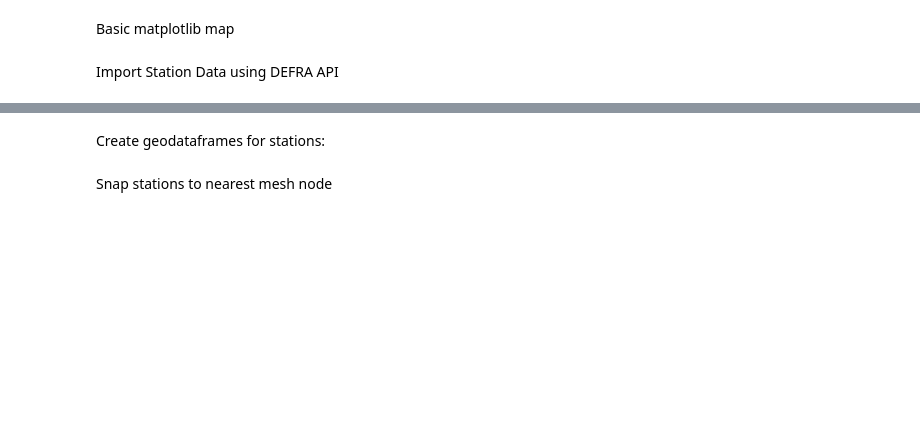
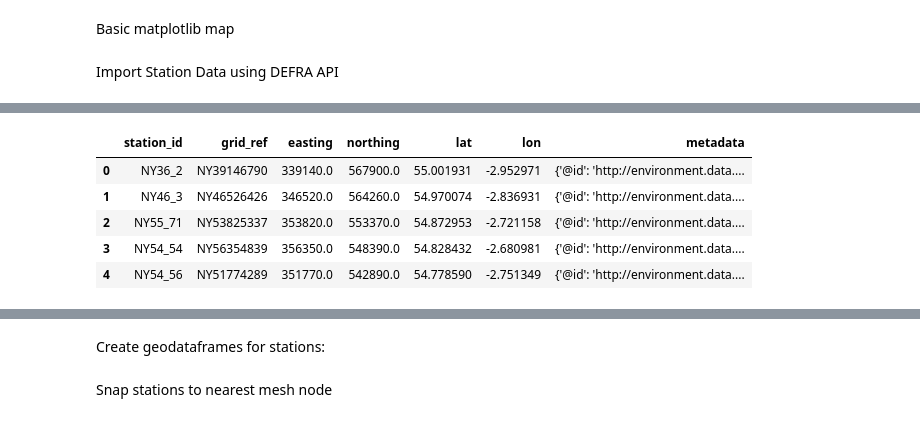
Before and after one commit to CharlotteGithub-prog/GAT-LSTM_groundwater_modelling, a Jupyter notebook: eden_catchment.ipynb, the cells around one changed output, grey strips where cells are left out. Drawn from its saved outputs; the diff is of its cells as text; code cells hidden in the pictures; blank space fills up the shorter version.

```diff
--- a/eden_catchment.ipynb
+++ b/eden_catchment.ipynb
@@ -195,15 +200,14 @@ Basic matplotlib map
 # %% [markdown]
 Import Station Data using DEFRA API
 # %%
-# Use lookup file to create a dict of zipped grid letter and value lookup objects
-grid_lookup_df = pd.read_csv("data/os_grid_squares.csv")
-grid_letters = dict(zip(grid_lookup_df['grid_letters'], zip(grid_lookup_df['easting_base'], grid_lookup_df['northing_base'])))
-
-# Transformer to WGS84 (for lat/long coordinate transformations)
-transformer = Transformer.from_crs("epsg:27700", "epsg:4326", always_xy=True)
-
 # Convert alphanumeric OS grid ref to easting, northing, lat, lon
 def grid_ref_to_coords(grid_ref):
+    """
+    Convert OS Grid references into espg 27700 easting and northing values, then into
+    espg 4326 coordinate ref system (longitude and latitude) for future visualisaations.
+    """
+    # Transformer to WGS84 (for lat/long coordinate transformations)
+    transformer = Transformer.from_crs("epsg:27700", "epsg:4326", always_xy=True)
 
     # Clean grid references
     grid_ref = grid_ref.strip().upper()
@@ -221,17 +225,22 @@ def grid_ref_to_coords(grid_ref):
     easting_offset = int(numeric_only[:half].ljust(5, '0'))  # e.g. "123" -> 12300 m
     northing_offset = int(numeric_only[half:].ljust(5, '0'))  # e.g. "456" -> 45600 m
 
-    easting = easting_base + easting_offset  # e.g. 300000 + 12300 = 312300 m
-    northing = northing_base + northing_offset  # e.g. 500000 + 45600 = 545600 m
+    easting = int(easting_base + easting_offset)  # e.g. 300000 + 12300 = 312300 m
+    northing = int(northing_base + northing_offset)  # e.g. 500000 + 45600 = 545600 m
     lon, lat = transformer.transform(easting, northing)  # Transform 312300, 545600 to lat, long (epsg:4326)
 
     return pd.Series([easting, northing, lat, lon])
+
+# Use lookup file to create a dict of zipped grid letter and value lookup objects
+grid_lookup_df = pd.read_csv("data/os_grid_squares.csv")
+grid_letters = dict(zip(grid_lookup_df['grid_letters'], zip(grid_lookup_df['easting_base'], grid_lookup_df['northing_base'])))
 
 # Apply to the station CSV
 stations_df = pd.read_csv("data/station_list.csv")
 stations_df[['easting', 'northing', 'lat', 'lon']] = stations_df['grid_ref'].apply(grid_ref_to_coords)
 
-# Optional: Save and check
+# Save as csv and check head and length
 stations_df.to_csv("data/station_list_with_coords.csv", index=False)
-print(stations_df.head())
+print(f"Station location reference table:\n\n{stations_df.head()}")
+print(f"\nTotal Stations: {len(stations_df)}")
 # %% [output]
@@ -255,17 +264,29 @@ Half: 4
 # %%
-import requests
+# Get metadata - NB: Wiski is the water information system used by DEFRA (see doc notes)
+def get_station_metadata(wiski_id):
 
-base_url = "https://environment.data.gov.uk/hydrology/id/stations"
-
-def get_station_metadata(wiski_id):
     params = {'wiskiID': wiski_id}
     response = requests.get(base_url, params=params)
+
+    # If response is good (200) return metadata items as single metadata column
     if response.status_code == 200:
         data = response.json()
         if data['items']:
-            return data['items'][0]  # Assuming the first item is the desired station
+            return data['items'][0]  # Only one list index per station
     return None
 
-# e.g.:
+# Retrieving full metadata for all EA hydrological monitoring stations from the DEFRA Hyprology Explorer API
+base_url = "https://environment.data.gov.uk/hydrology/id/stations"
 stations_df['metadata'] = stations_df['station_id'].apply(get_station_metadata)
+
+# Convert metadata from string to dict using ast
+stations_df['metadata'] = stations_df['metadata'].apply(lambda x: ast.literal_eval(x) if isinstance(x, str) else x)
+stations_df.head()
+# %% [output]
+|  | station_id | grid_ref | easting | northing | lat | lon | metadata |
+| 0 | NY36_2 | NY39146790 | 339140.0 | 567900.0 | 55.001931 | -2.952971 | {'@id': 'http://environment.data.... |
+| 1 | NY46_3 | NY46526426 | 346520.0 | 564260.0 | 54.970074 | -2.836931 | {'@id': 'http://environment.data.... |
+| 2 | NY55_71 | NY53825337 | 353820.0 | 553370.0 | 54.872953 | -2.721158 | {'@id': 'http://environment.data.... |
+| 3 | NY54_54 | NY56354839 | 356350.0 | 548390.0 | 54.828432 | -2.680981 | {'@id': 'http://environment.data.... |
+| 4 | NY54_56 | NY51774289 | 351770.0 | 542890.0 | 54.778590 | -2.751349 | {'@id': 'http://environment.data.... |
 # %%
```
Also changed, not shown: parts of 9 cells of this notebook, 4 other files.
